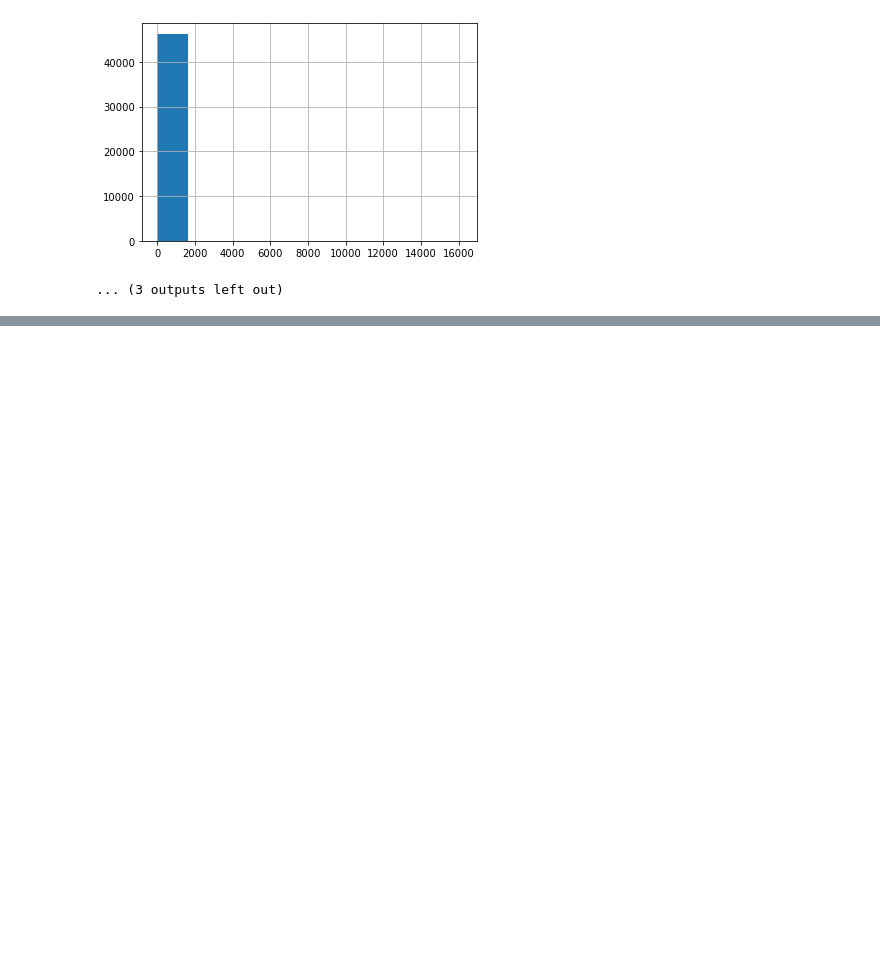
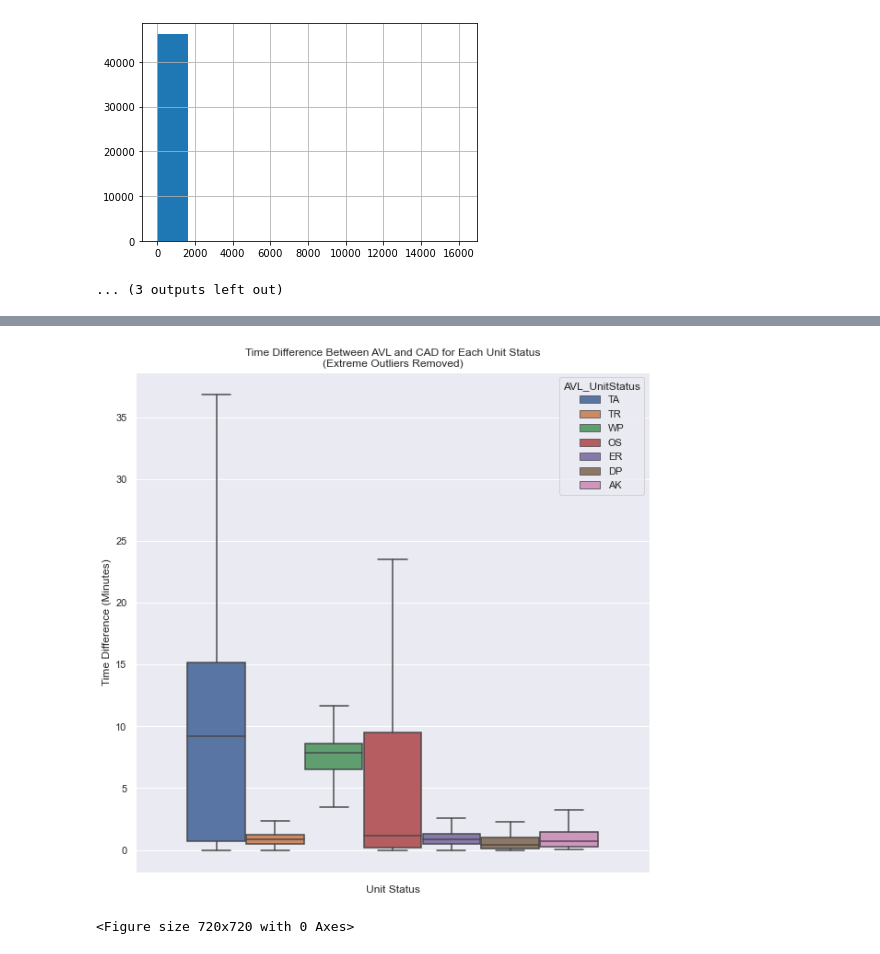
Before and after one commit to owiygul/DAEN-690-Group-2-Rescue-Me, a Jupyter notebook: CAD_AVL_Turnout.ipynb, the cells around one changed output, grey strips where cells are left out. Cells and saved outputs as stored; diff of their text form; code cells hidden in the pictures; blank space fills up the shorter version.

```diff
--- a/CAD_AVL_Turnout.ipynb
+++ b/CAD_AVL_Turnout.ipynb
@@ -429,0 +451,23 @@ fig, ((ax1, ax2), (ax3, ax4)) = plt.subplots(2, 2)
+# %%
+import pandas as pd
+import numpy as np
+from matplotlib import pyplot as plt
+import seaborn as sns
+
+
+# ax = sns.boxplot(x = sort['delta'].dt.total_seconds()/60, y = [""] * len(sort), hue=sort["AVL_UnitStatus"], showfliers = False)  # RUN PLOT
+ax = sns.boxplot(y = sort['delta'].dt.total_seconds()/60, x = [""] * len(sort), hue=sort["AVL_UnitStatus"],
+                 showfliers = False,)
+#                  whis = [0,90])  # RUN PLOT
+
+sns.set(rc={'figure.figsize':(10,10)})
+plt.xlabel('Unit Status')
+plt.ylabel('Time Difference (Minutes)')
+plt.title('Time Difference Between AVL and CAD for Each Unit Status\n(Extreme Outliers Removed)')
+plt.show()
+
+plt.clf()
+# plt.close()
+# %% [output]
+[figure, added]
+<Figure size 720x720 with 0 Axes>
```
Also changed, not shown: parts of 3 cells of this notebook.
